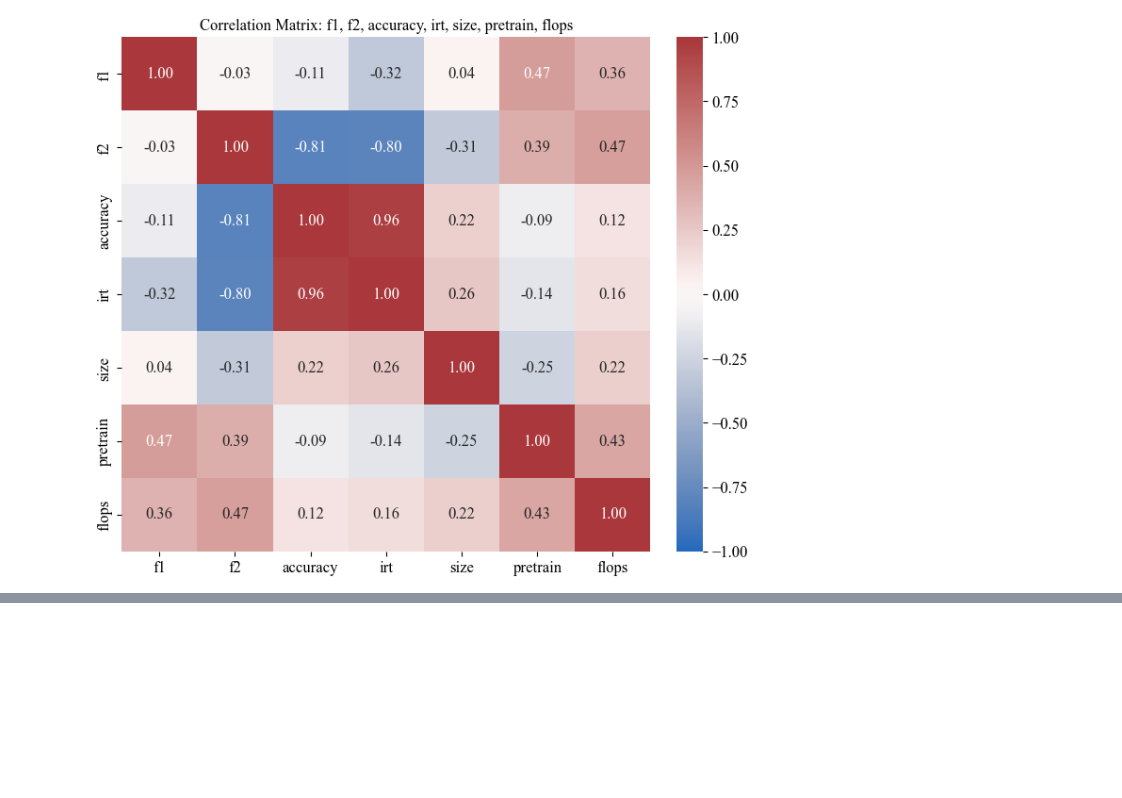
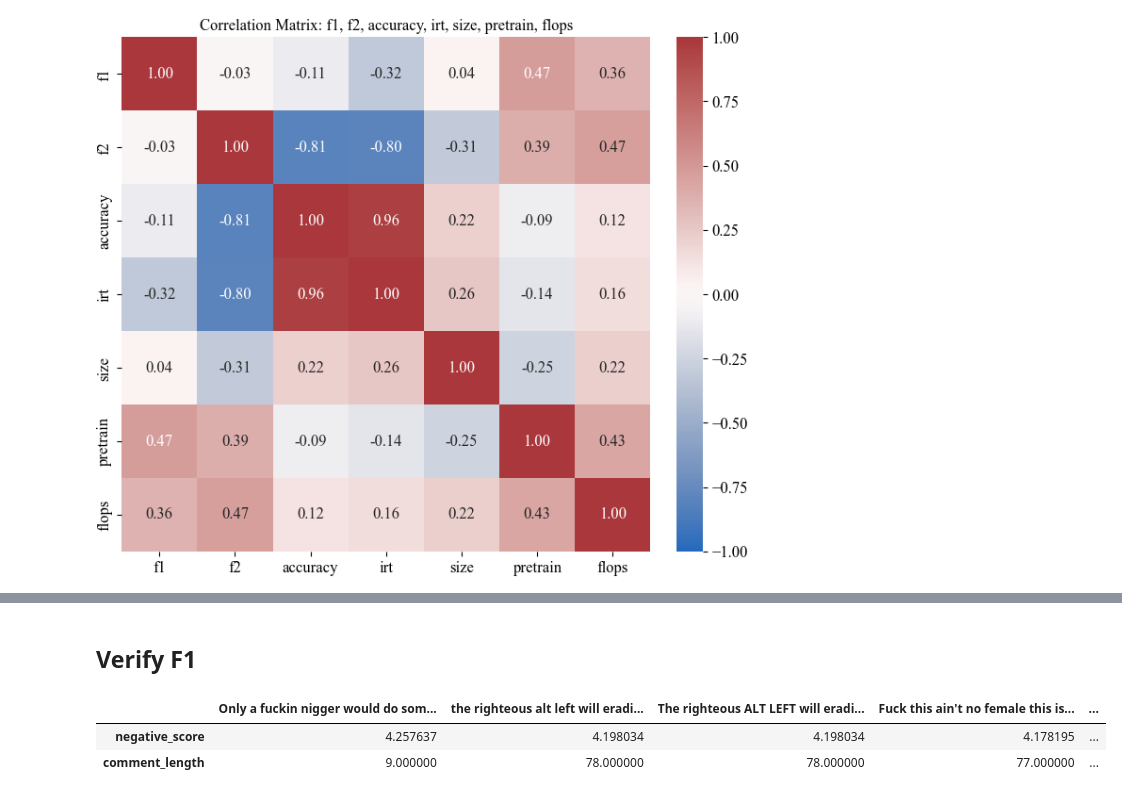
Before and after one commit to ronanhansel/reeval-multi, a Jupyter notebook: mirt-official/calibration.ipynb, the cells around one changed output, grey strips where cells are left out. Saved outputs shown, nothing was run; the diff lists cells and outputs as text; code cells hidden in the pictures; blank space fills up the shorter version.

```diff
--- a/mirt-official/calibration.ipynb
+++ b/mirt-official/calibration.ipynb
@@ -764,0 +905,20 @@ plt.show()
+# %% [markdown]
+## Verify F1
+# %%
+import pandas as pd
+import sys
+sys.path.append('..')
+from string_utils import tokenize_words
+
+result_civil_comment = pd.read_pickle('../data/civil_comments/result_civil_comments.pkl')
+
+negative_score = result_civil_comment.sum(axis=0)
+comment_length = result_civil_comment.columns.to_series().apply(lambda text: len(tokenize_words(text)))
+result_civil_comment.loc['comment_length'] = comment_length
+result_civil_comment.loc['negative_score'] = negative_score
+
+result_civil_comment.loc[['negative_score', 'comment_length'], negative_score.sort_values(ascending=False).head(10).index]
+# %% [output]
+|  | Only a fuckin nigger would do som... | the righteous alt left will eradi... | The righteous ALT LEFT will eradi... | Fuck this ain't no female this is... | ... |
+| negative_score | 4.257637 | 4.198034 | 4.198034 | 4.178195 | ... |
+| comment_length | 9.000000 | 78.000000 | 78.000000 | 77.000000 | ... |
```
Also changed, not shown: parts of 17 cells of this notebook, 5 other files.
